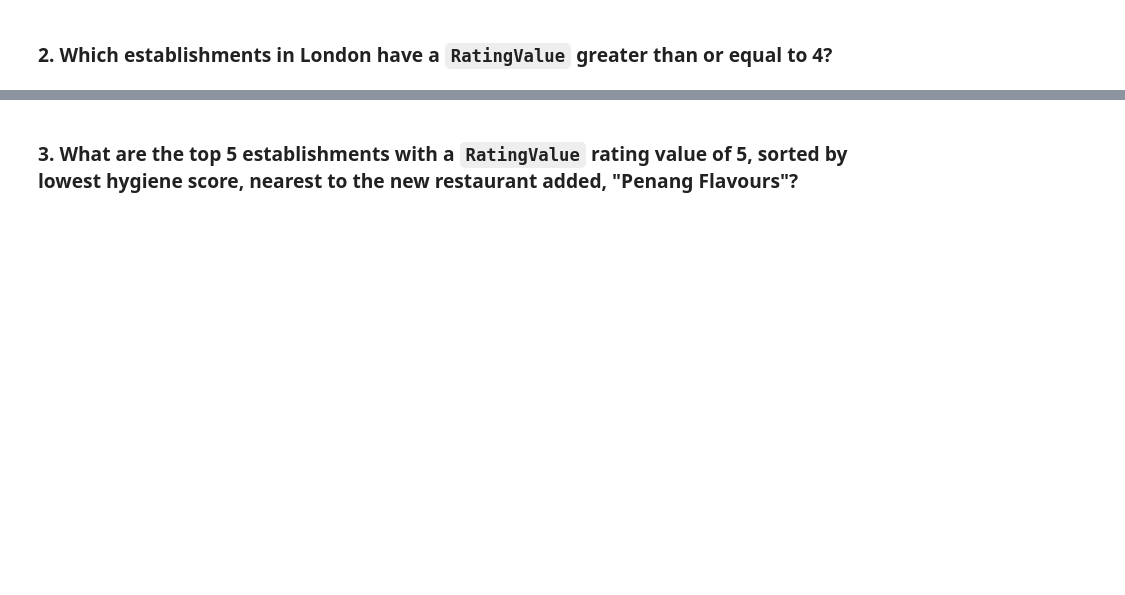
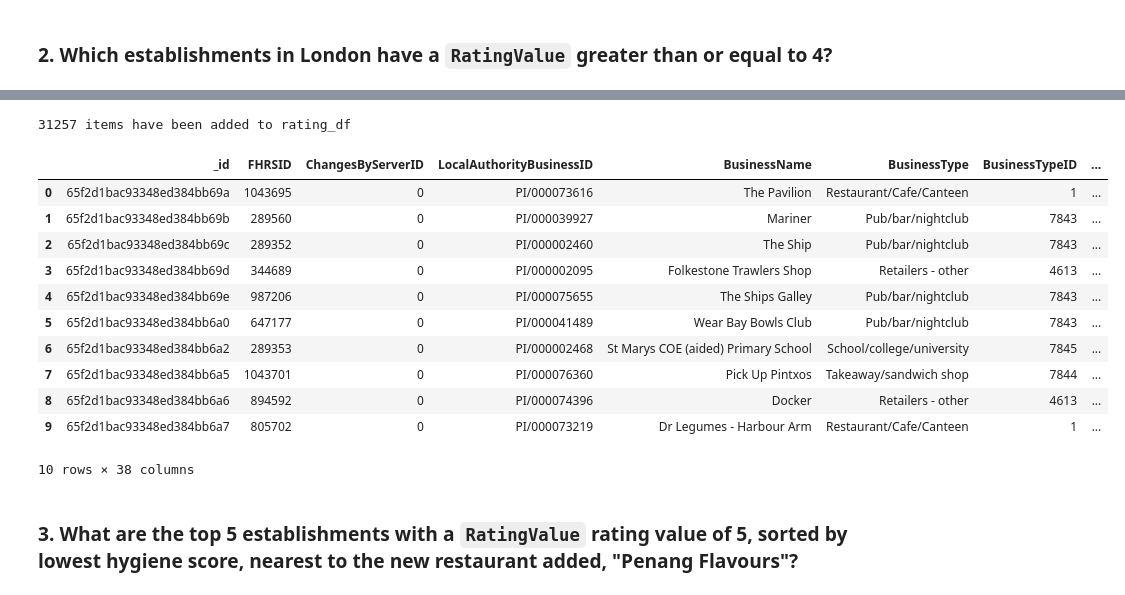
Before and after one commit to ljulbrich/nosql-challenge, a Jupyter notebook: NoSQL_analysis_starter.ipynb, the cells around one changed output, grey strips where cells are left out. Drawn from its saved outputs; the diff is of its cells as text; code cells hidden in the pictures; blank space fills up the shorter version.

```diff
--- a/NoSQL_analysis_starter.ipynb
+++ b/NoSQL_analysis_starter.ipynb
@@ -48,8 +83,12 @@ query =
 ### 2. Which establishments in London have a `RatingValue` greater than or equal to 4?
 # %%
 # Find the establishments with London as the Local Authority and has a RatingValue greater than or equal to 4.
-query =
-
+query = {
+    'RatingValue':{'$gte':4}
+}
+results = establishments.find(query)
 # Use count_documents to display the number of documents in the result
-
+count = establishments.count_documents(query)
+print(f'There are {count} establishments with a rating value greater than or equal to 4.')
 # Display the first document in the results using pprint
+pprint(results[0])
@@ -56,9 +113,24 @@ query =
 # %%
 # Convert the result to a Pandas DataFrame
-
+rating_df = pd.json_normalize(results)
 # Display the number of rows in the DataFrame
-
+print(f'{len(rating_df)} items have been added to rating_df')
 # Display the first 10 rows of the DataFrame
+rating_df.head(10)
+# %% [output]
+31257 items have been added to rating_df
+|  | _id | FHRSID | ChangesByServerID | LocalAuthorityBusinessID | BusinessName | BusinessType | BusinessTypeID | ... |
+| 0 | 65f2d1bac93348ed384bb69a | 1043695 | 0 | PI/000073616 | The Pavilion | Restaurant/Cafe/Canteen | 1 | ... |
+| 1 | 65f2d1bac93348ed384bb69b | 289560 | 0 | PI/000039927 | Mariner | Pub/bar/nightclub | 7843 | ... |
+| 2 | 65f2d1bac93348ed384bb69c | 289352 | 0 | PI/000002460 | The Ship | Pub/bar/nightclub | 7843 | ... |
+| 3 | 65f2d1bac93348ed384bb69d | 344689 | 0 | PI/000002095 | Folkestone Trawlers Shop | Retailers - other | 4613 | ... |
+| 4 | 65f2d1bac93348ed384bb69e | 987206 | 0 | PI/000075655 | The Ships Galley | Pub/bar/nightclub | 7843 | ... |
+| 5 | 65f2d1bac93348ed384bb6a0 | 647177 | 0 | PI/000041489 | Wear Bay Bowls Club | Pub/bar/nightclub | 7843 | ... |
+| 6 | 65f2d1bac93348ed384bb6a2 | 289353 | 0 | PI/000002468 | St Marys COE (aided) Primary School | School/college/university | 7845 | ... |
+| 7 | 65f2d1bac93348ed384bb6a5 | 1043701 | 0 | PI/000076360 | Pick Up Pintxos | Takeaway/sandwich shop | 7844 | ... |
+| 8 | 65f2d1bac93348ed384bb6a6 | 894592 | 0 | PI/000074396 | Docker | Retailers - other | 4613 | ... |
+| 9 | 65f2d1bac93348ed384bb6a7 | 805702 | 0 | PI/000073219 | Dr Legumes - Harbour Arm | Restaurant/Cafe/Canteen | 1 | ... |
+10 rows × 38 columns
 # %% [markdown]
 ### 3. What are the top 5 establishments with a `RatingValue` rating value of 5, sorted by lowest hygiene score, nearest to the new restaurant added, "Penang Flavours"?
 # %%
```
Also changed, not shown: parts of 9 cells of this notebook, 2 other files.
